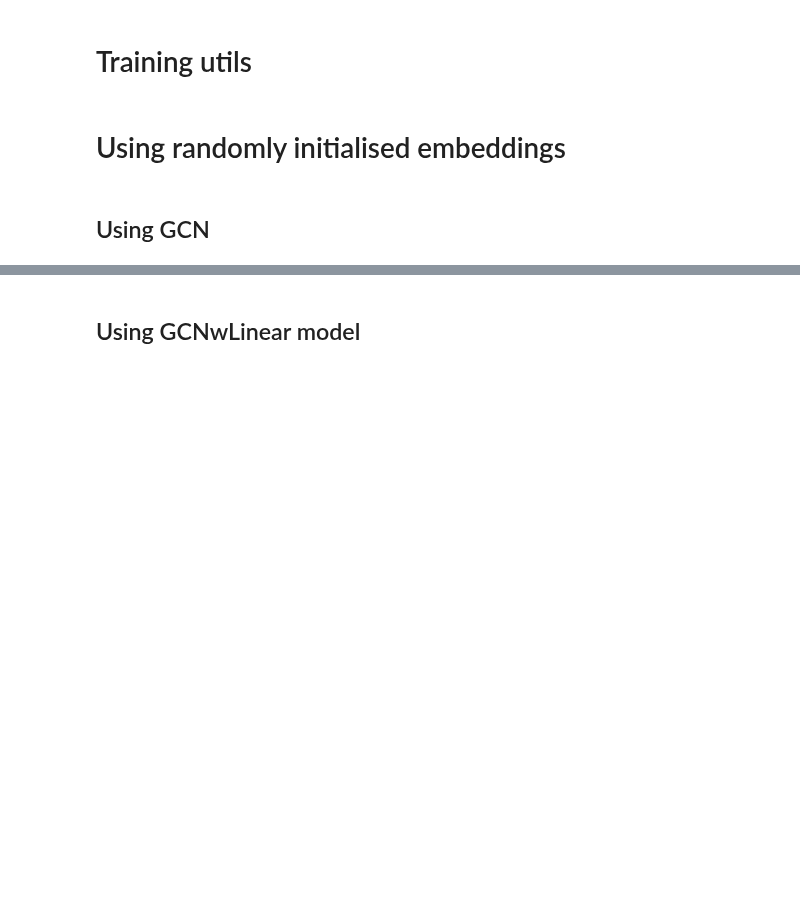
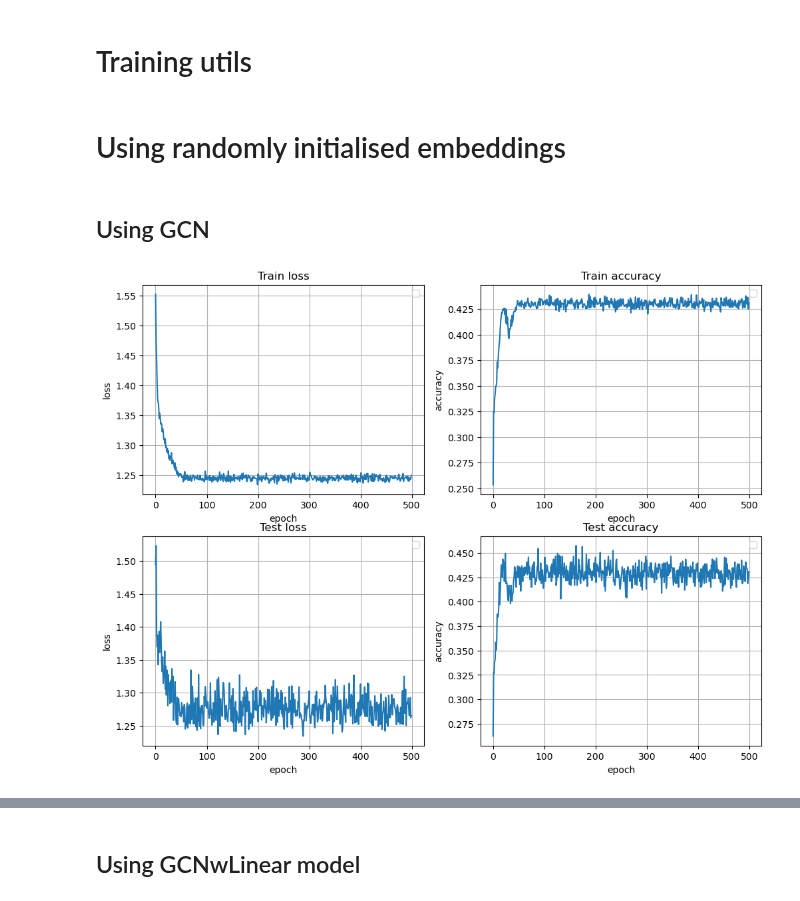
Before and after one commit to ArtemCh101/hse-sna-project, a Jupyter notebook: notebooks/gat.ipynb, the cells around one changed output, grey strips where cells are left out. Saved outputs shown, nothing was run; the diff lists cells and outputs as text; code cells hidden in the pictures; blank space fills up the shorter version.

```diff
--- a/notebooks/gat.ipynb
+++ b/notebooks/gat.ipynb
@@ -225,7 +229,9 @@ base_gcn = GCN(
 # %%
 from torch.nn import CrossEntropyLoss
 
 cross_entropy = CrossEntropyLoss(weight=weights)
 
-#best_model = fit(G, 'random_embs', base_gcn, cross_entropy, n_epochs, tune_embs=True, lr=lr)
+best_model = fit(G, 'random_embs', base_gcn, cross_entropy, n_epochs, tune_embs=True, lr=lr)
+# %% [output]
+[figure, added]
 # %%
```
Also changed, not shown: parts of 32 cells of this notebook, 1 other file.
